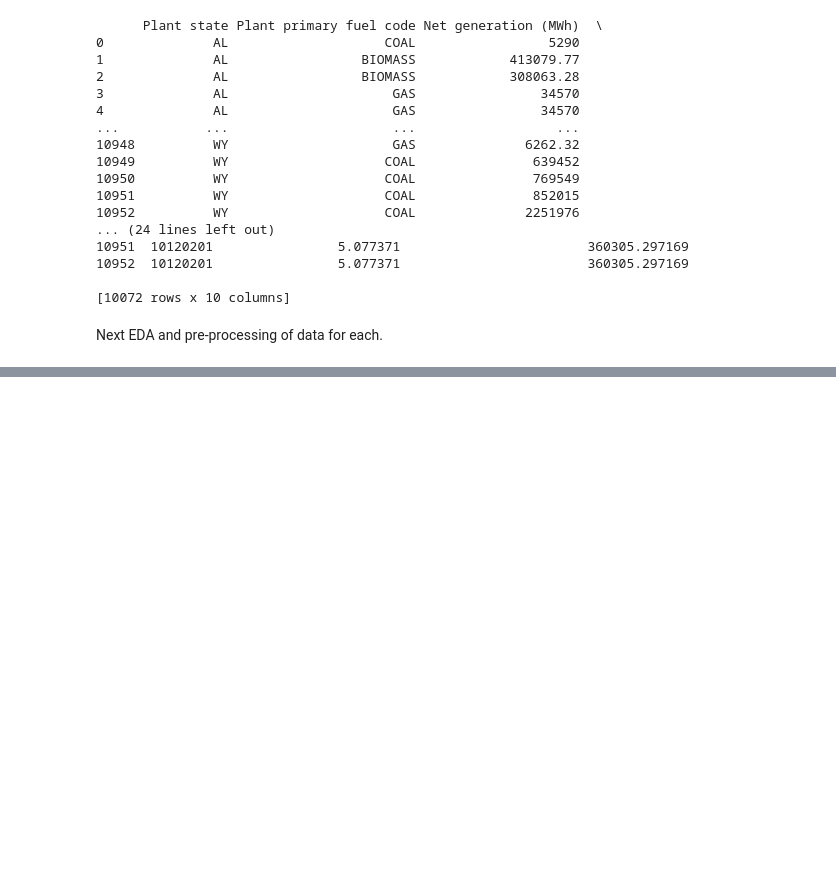
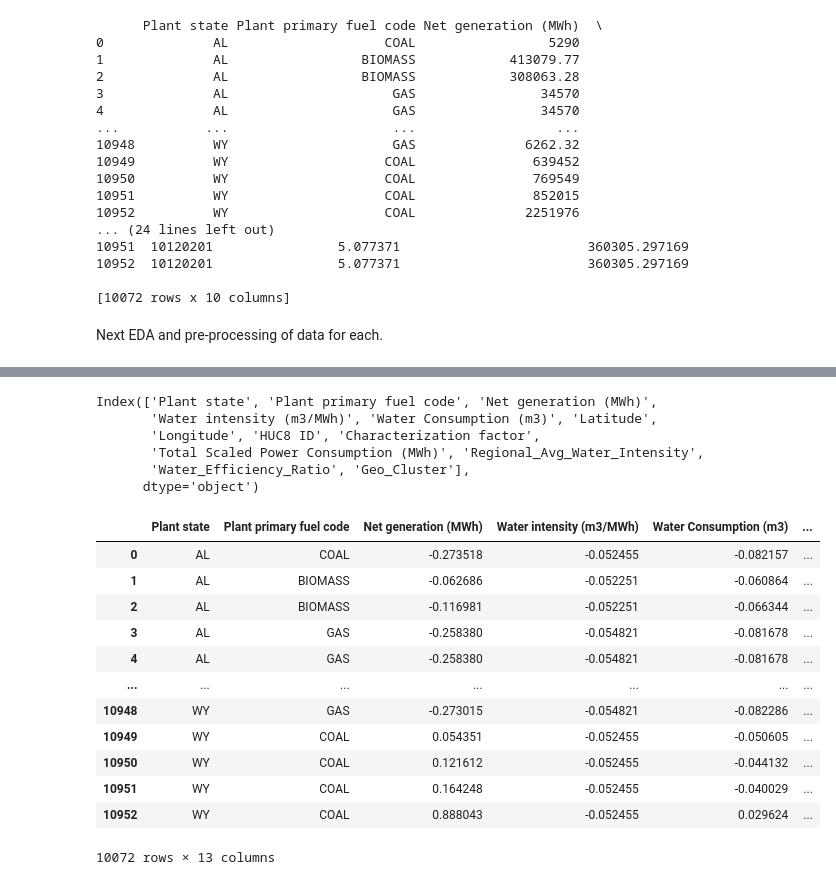
Before and after one commit to ChhaviDixit/ML-Climate, a Jupyter notebook: src/Data_Center_Sustainability_Score.ipynb, the cells around one changed output, grey strips where cells are left out. Cells and saved outputs as stored; diff of their text form; code cells hidden in the pictures; blank space fills up the shorter version.

```diff
--- a/src/Data_Center_Sustainability_Score.ipynb
+++ b/src/Data_Center_Sustainability_Score.ipynb
@@ -502,0 +569,15 @@ Next EDA and pre-processing of data for each.
+# %%
+# Create regional averages for water intensity
+dfWater['Regional_Avg_Water_Intensity'] = dfWater.groupby('HUC8 ID')['Water intensity (m3/MWh)'].transform('mean')
+
+# Calculate water efficiency ratio (output vs water usage)
+dfWater['Water_Efficiency_Ratio'] = dfWater['Net generation (MWh)'] / (dfWater['Water Consumption (m3)'] + 1)
+
+# Create geographic clusters based on latitude/longitude
+geo_features = dfWater[['Latitude', 'Longitude']].copy()
+kmeans = KMeans(n_clusters=5, random_state=42)
+dfWater['Geo_Cluster'] = kmeans.fit_predict(geo_features)
+
+# Quickview
+print(dfWater.head())
+print(dfWater['Geo_Cluster'].unique())
@@ -502,0 +631,40 @@ Next EDA and pre-processing of data for each.
+# %%
+dfWater.columns
+# %% [output]
+Index(['Plant state', 'Plant primary fuel code', 'Net generation (MWh)',
+       'Water intensity (m3/MWh)', 'Water Consumption (m3)', 'Latitude',
+       'Longitude', 'HUC8 ID', 'Characterization factor',
+       'Total Scaled Power Consumption (MWh)', 'Regional_Avg_Water_Intensity',
+       'Water_Efficiency_Ratio', 'Geo_Cluster'],
+      dtype='object')
+# %%
+# Select numerical columns for scaling and normalization
+numerical_cols_to_scale = ['Net generation (MWh)', 'Water intensity (m3/MWh)',
+       'Water Consumption (m3)', 'Latitude', 'Longitude',
+       'Characterization factor', 'Total Scaled Power Consumption (MWh)', 'Regional_Avg_Water_Intensity',
+       'Water_Efficiency_Ratio',]
+
+
+# Scaling using MinMaxScaler (scales values between 0 and 1)
+scaler = StandardScaler()
+dfWater[numerical_cols_to_scale] = scaler.fit_transform(dfWater[numerical_cols_to_scale])
+
+# Normalization using StandardScaler (scales to zero mean and unit variance)
+# scaler = StandardScaler()
+# dfCarbon[numerical_cols_to_scale] = scaler.fit_transform(dfCarbon[numerical_cols_to_scale])
+
+dfWater
+# %% [output]
+|  | Plant state | Plant primary fuel code | Net generation (MWh) | Water intensity (m3/MWh) | Water Consumption (m3) | ... |
+| 0 | AL | COAL | -0.273518 | -0.052455 | -0.082157 | ... |
+| 1 | AL | BIOMASS | -0.062686 | -0.052251 | -0.060864 | ... |
+| 2 | AL | BIOMASS | -0.116981 | -0.052251 | -0.066344 | ... |
+| 3 | AL | GAS | -0.258380 | -0.054821 | -0.081678 | ... |
+| 4 | AL | GAS | -0.258380 | -0.054821 | -0.081678 | ... |
+| ... | ... | ... | ... | ... | ... | ... |
+| 10948 | WY | GAS | -0.273015 | -0.054821 | -0.082286 | ... |
+| 10949 | WY | COAL | 0.054351 | -0.052455 | -0.050605 | ... |
+| 10950 | WY | COAL | 0.121612 | -0.052455 | -0.044132 | ... |
+| 10951 | WY | COAL | 0.164248 | -0.052455 | -0.040029 | ... |
+| 10952 | WY | COAL | 0.888043 | -0.052455 | 0.029624 | ... |
+10072 rows × 13 columns
```
Also changed, not shown: parts of 27 cells of this notebook.
